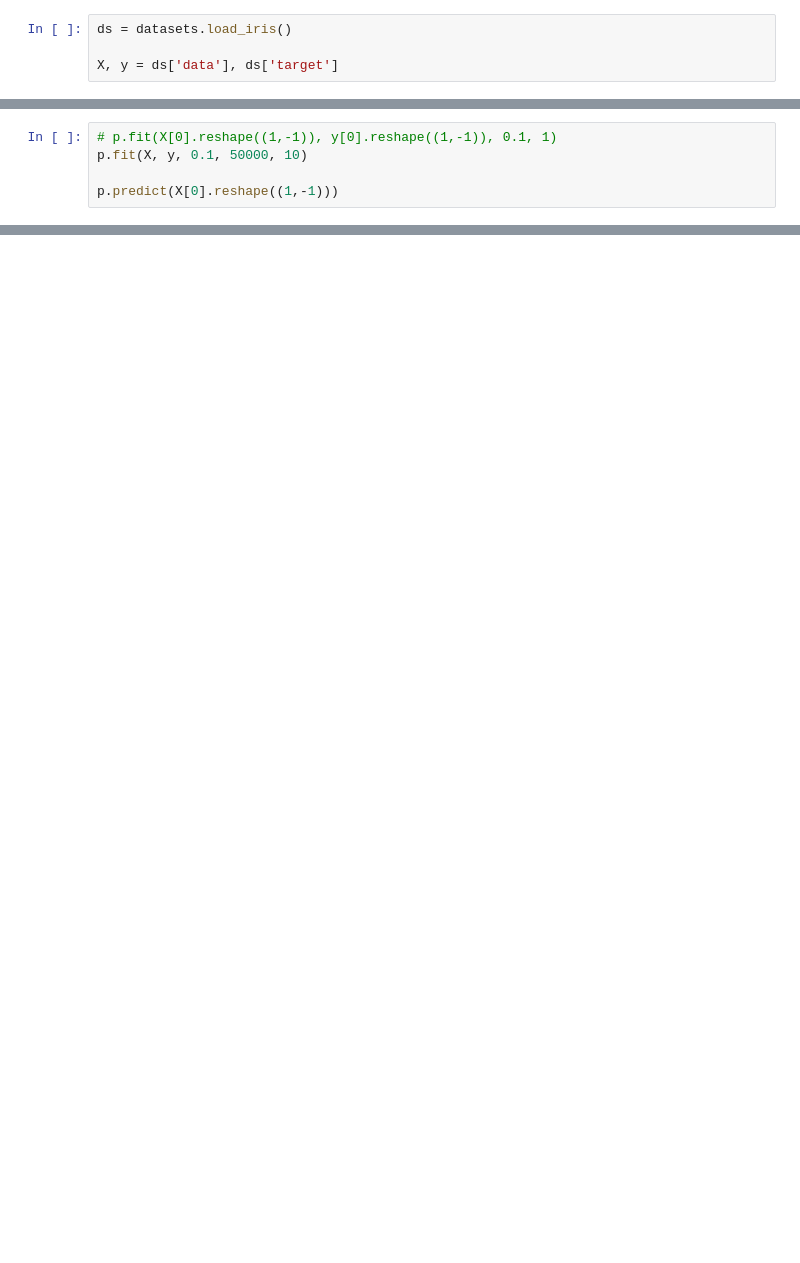
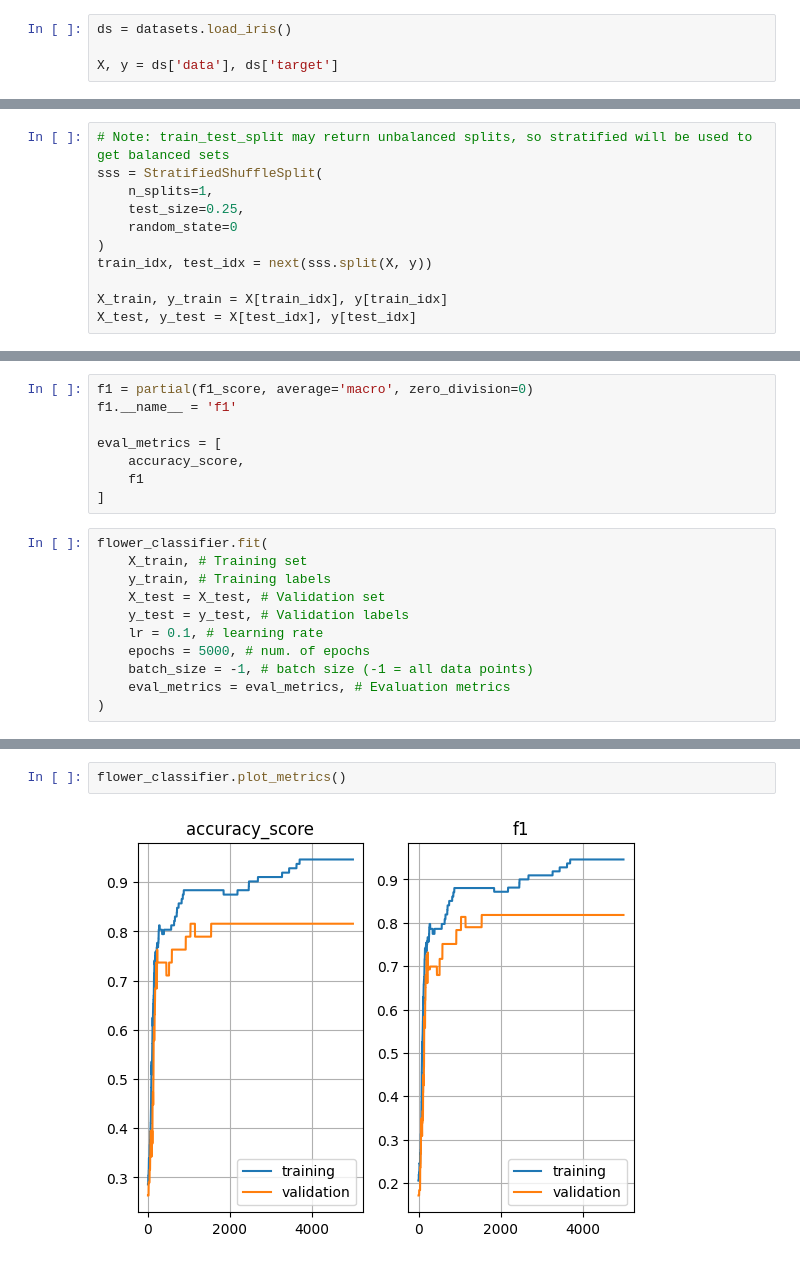
Before and after one commit to phdomingues/FEI-PhD_Masters-Subjects, a Jupyter notebook: NeuralNetworks/Atv02-MLP/Atv02.ipynb, the cells around one changed output, grey strips where cells are left out. Saved outputs shown, nothing was run; the diff lists cells and outputs as text; blank space fills up the shorter version.

```diff
--- a/NeuralNetworks/Atv02-MLP/Atv02.ipynb
+++ b/NeuralNetworks/Atv02-MLP/Atv02.ipynb
@@ -167,5 +316,0 @@ X_train, X_test, y_train, y_test = train_test_split(X, y, test_size=0.25, random
-# %%
-# p.fit(X[0].reshape((1,-1)), y[0].reshape((1,-1)), 0.1, 1)
-p.fit(X, y, 0.1, 50000, 10)
-
-p.predict(X[0].reshape((1,-1)))
@@ -173,0 +319,11 @@ ValueError: operands could not be broadcast together with shapes (10,) (150,)
+# %%
+# Note: train_test_split may return unbalanced splits, so stratified will be used to get balanced sets
+sss = StratifiedShuffleSplit(
+    n_splits=1,
+    test_size=0.25,
+    random_state=0
+)
+train_idx, test_idx = next(sss.split(X, y))
+
+X_train, y_train = X[train_idx], y[train_idx]
+X_test, y_test = X[test_idx], y[test_idx]
@@ -173,0 +349,19 @@ ValueError: operands could not be broadcast together with shapes (10,) (150,)
+# %%
+f1 = partial(f1_score, average='macro', zero_division=0)
+f1.__name__ = 'f1'
+
+eval_metrics = [
+    accuracy_score,
+    f1
+]
+# %%
+flower_classifier.fit(
+    X_train, # Training set
+    y_train, # Training labels
+    X_test = X_test, # Validation set
+    y_test = y_test, # Validation labels
+    lr = 0.1, # learning rate
+    epochs = 5000, # num. of epochs
+    batch_size = -1, # batch size (-1 = all data points)
+    eval_metrics = eval_metrics, # Evaluation metrics
+)
@@ -173,0 +386,4 @@ ValueError: operands could not be broadcast together with shapes (10,) (150,)
+# %%
+flower_classifier.plot_metrics()
+# %% [output]
+[figure, added]
```
Also changed, not shown: parts of 22 cells of this notebook.
